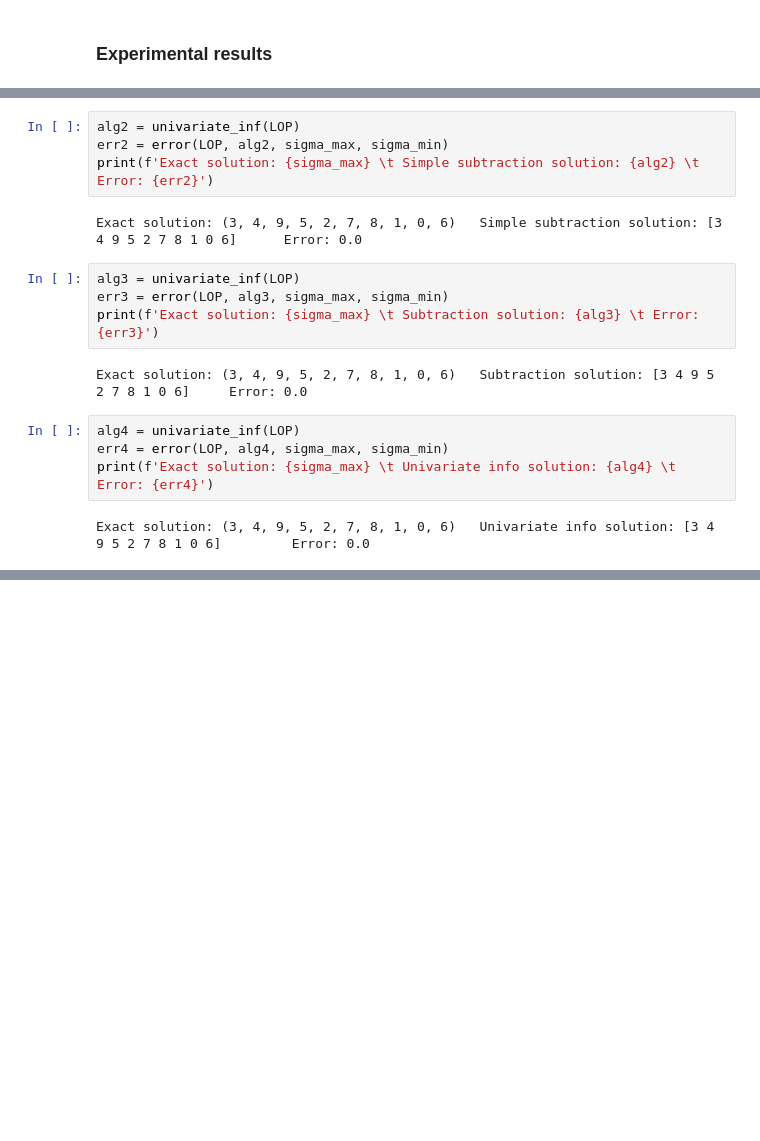
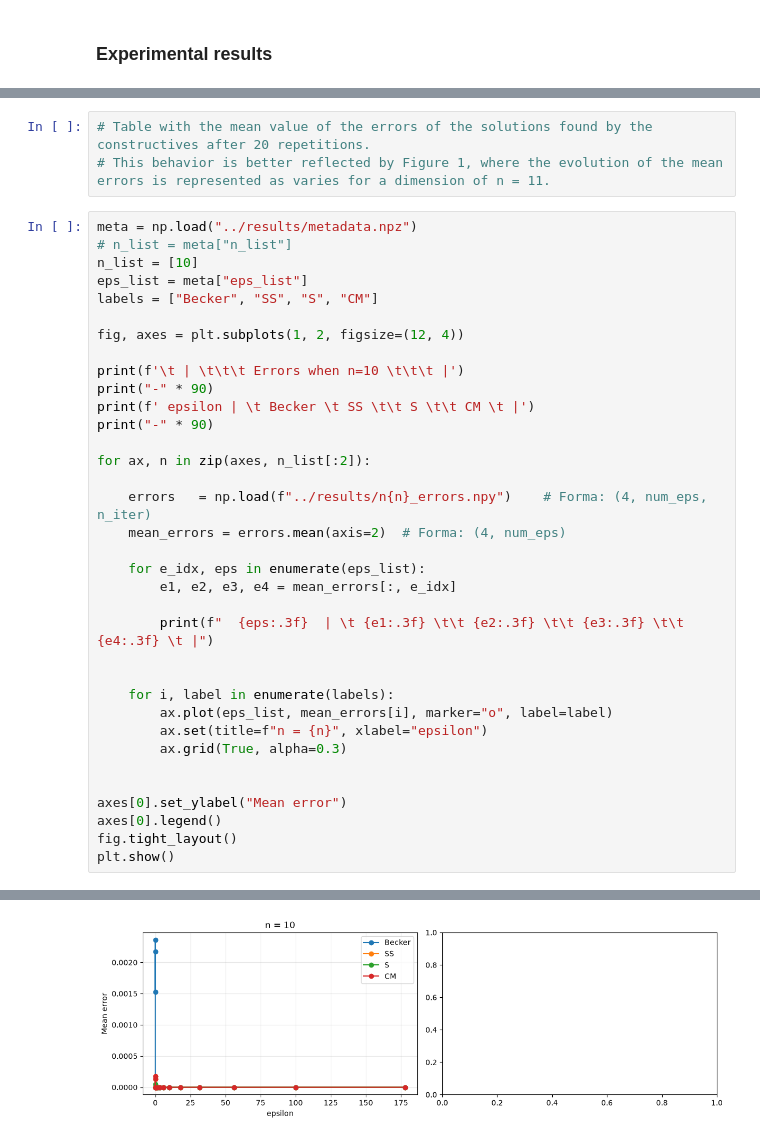
Before and after one commit to mlopezig59/prueba, a Jupyter notebook: v1.ipynb, the cells around one changed output, grey strips where cells are left out. Saved outputs shown, nothing was run; the diff lists cells and outputs as text; blank space fills up the shorter version.

```diff
--- a/v1.ipynb
+++ b/v1.ipynb
@@ -499,18 +514,39 @@ Exact solution: (3, 4, 9, 5, 2, 7, 8, 1, 0, 6)   Becker's solution: [3 4 9 5 2 7
-# %%
-alg2 = univariate_inf(LOP)
-err2 = error(LOP, alg2, sigma_max, sigma_min)
-print(f'Exact solution: {sigma_max} \t Simple subtraction solution: {alg2} \t Error: {err2}')
-# %% [output]
-Exact solution: (3, 4, 9, 5, 2, 7, 8, 1, 0, 6)   Simple subtraction solution: [3 4 9 5 2 7 8 1 0 6]      Error: 0.0
-# %%
-alg3 = univariate_inf(LOP)
-err3 = error(LOP, alg3, sigma_max, sigma_min)
-print(f'Exact solution: {sigma_max} \t Subtraction solution: {alg3} \t Error: {err3}')
-# %% [output]
-Exact solution: (3, 4, 9, 5, 2, 7, 8, 1, 0, 6)   Subtraction solution: [3 4 9 5 2 7 8 1 0 6]     Error: 0.0
-# %%
-alg4 = univariate_inf(LOP)
-err4 = error(LOP, alg4, sigma_max, sigma_min)
-print(f'Exact solution: {sigma_max} \t Univariate info solution: {alg4} \t Error: {err4}')
-# %% [output]
-Exact solution: (3, 4, 9, 5, 2, 7, 8, 1, 0, 6)   Univariate info solution: [3 4 9 5 2 7 8 1 0 6]         Error: 0.0
+# %%
+# Table with the mean value of the errors of the solutions found by the constructives after 20 repetitions.
+# This behavior is better reflected by Figure 1, where the evolution of the mean errors is represented as varies for a dimension of n = 11.
+# %%
+meta = np.load("../results/metadata.npz")
+# n_list = meta["n_list"]
+n_list = [10]
+eps_list = meta["eps_list"]
+labels = ["Becker", "SS", "S", "CM"]
+
+fig, axes = plt.subplots(1, 2, figsize=(12, 4))
+
+print(f'\t | \t\t\t Errors when n=10 \t\t\t |')
+print("-" * 90)
+print(f' epsilon | \t Becker \t SS \t\t S \t\t CM \t |')
+print("-" * 90)
+
+for ax, n in zip(axes, n_list[:2]):
+
+    errors   = np.load(f"../results/n{n}_errors.npy")    # Forma: (4, num_eps, n_iter)
+    mean_errors = errors.mean(axis=2)  # Forma: (4, num_eps)
+
+    for e_idx, eps in enumerate(eps_list):
+        e1, e2, e3, e4 = mean_errors[:, e_idx]
+
+        print(f"  {eps:.3f}  | \t {e1:.3f} \t\t {e2:.3f} \t\t {e3:.3f} \t\t {e4:.3f} \t |")
+
+
+    for i, label in enumerate(labels):
+        ax.plot(eps_list, mean_errors[i], marker="o", label=label)
+        ax.set(title=f"n = {n}", xlabel="epsilon")
+        ax.grid(True, alpha=0.3)
+
+
+axes[0].set_ylabel("Mean error")
+axes[0].legend()
+fig.tight_layout()
+plt.show()
+# %% [output]
@@ -516,0 +570 @@ Exact solution: (3, 4, 9, 5, 2, 7, 8, 1, 0, 6)   Univariate info solution: [3 4
+[figure, added]
```
Also changed, not shown: parts of 10 cells of this notebook, 1 other file.
